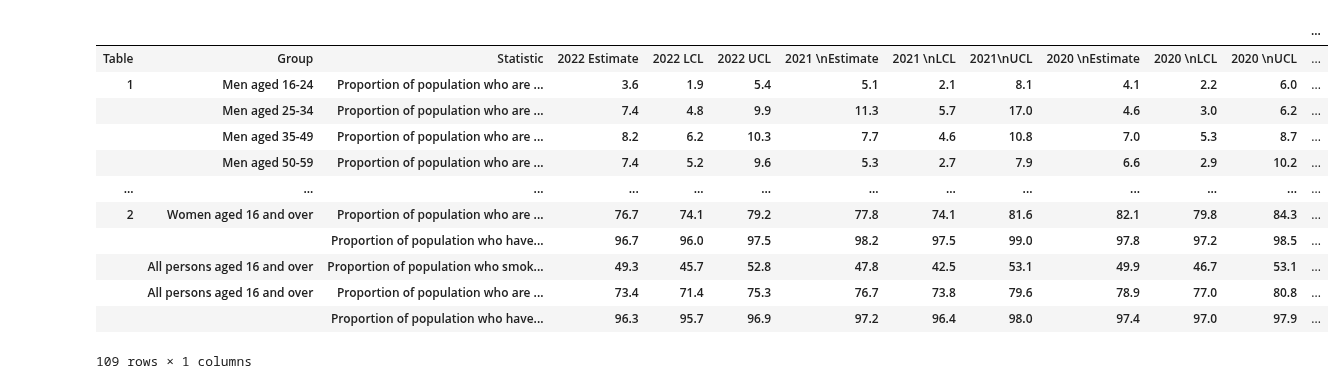
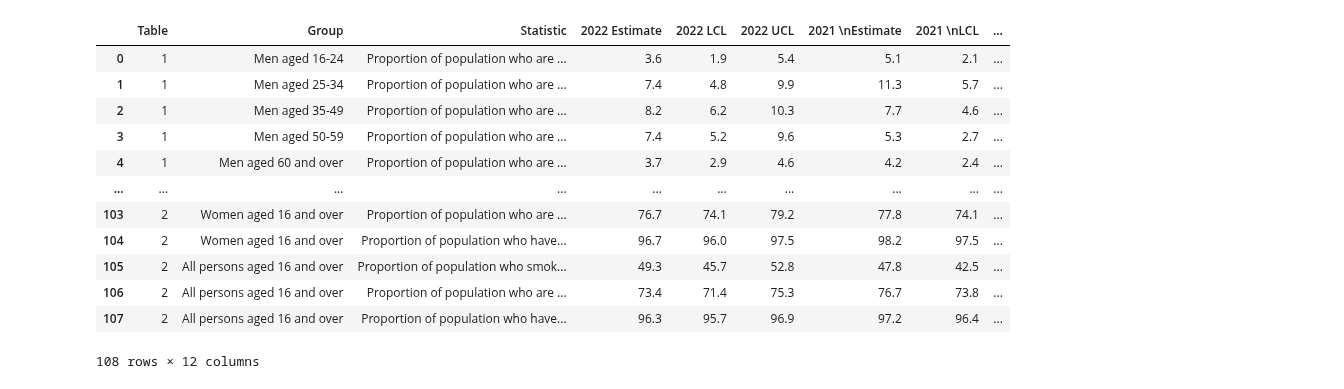
Before and after one commit to rhobaker/Data_Project, a Jupyter notebook: ONS_ecigarette_use_in_great_britain/ONS_ecigarette_use_in_great_britain.ipynb, the cells around one changed output. Drawn from its saved outputs; the diff is of its cells as text; code cells hidden in the pictures.

```diff
--- a/ONS_ecigarette_use_in_great_britain/ONS_ecigarette_use_in_great_britain.ipynb
+++ b/ONS_ecigarette_use_in_great_britain/ONS_ecigarette_use_in_great_britain.ipynb
@@ -122,17 +122,17 @@ table2c
 # %%
-table3 = pd.read_csv("/Users/rhonabaker/CFG/GROUP PROJECT/GitHub/GitHub repository/ONS_ecigarette_use_in_great_britain/Table_3-Table 1.csv")
-table3
+table3_a = pd.read_csv("/Users/rhonabaker/CFG/GROUP PROJECT/GitHub/GitHub repository/ONS_ecigarette_use_in_great_britain/Table_3_a-Table 1.csv")
+table3_a
 # %% [output]
-|  |  |  |  |  |  |  |  |  |  |  |  | ... |
-| Table | Group | Statistic | 2022 Estimate | 2022 LCL | 2022 UCL | 2021 \nEstimate | 2021 \nLCL | 2021\nUCL | 2020 \nEstimate | 2020 \nLCL | 2020 \nUCL | ... |
-| 1 | Men aged 16-24 | Proportion of population who are ... | 3.6 | 1.9 | 5.4 | 5.1 | 2.1 | 8.1 | 4.1 | 2.2 | 6.0 | ... |
-|  | Men aged 25-34 | Proportion of population who are ... | 7.4 | 4.8 | 9.9 | 11.3 | 5.7 | 17.0 | 4.6 | 3.0 | 6.2 | ... |
-|  | Men aged 35-49 | Proportion of population who are ... | 8.2 | 6.2 | 10.3 | 7.7 | 4.6 | 10.8 | 7.0 | 5.3 | 8.7 | ... |
-|  | Men aged 50-59 | Proportion of population who are ... | 7.4 | 5.2 | 9.6 | 5.3 | 2.7 | 7.9 | 6.6 | 2.9 | 10.2 | ... |
-| ... | ... | ... | ... | ... | ... | ... | ... | ... | ... | ... | ... | ... |
-| 2 | Women aged 16 and over | Proportion of population who are ... | 76.7 | 74.1 | 79.2 | 77.8 | 74.1 | 81.6 | 82.1 | 79.8 | 84.3 | ... |
-|  |  | Proportion of population who have... | 96.7 | 96.0 | 97.5 | 98.2 | 97.5 | 99.0 | 97.8 | 97.2 | 98.5 | ... |
-|  | All persons aged 16 and over | Proportion of population who smok... | 49.3 | 45.7 | 52.8 | 47.8 | 42.5 | 53.1 | 49.9 | 46.7 | 53.1 | ... |
-|  | All persons aged 16 and over | Proportion of population who are ... | 73.4 | 71.4 | 75.3 | 76.7 | 73.8 | 79.6 | 78.9 | 77.0 | 80.8 | ... |
-|  |  | Proportion of population who have... | 96.3 | 95.7 | 96.9 | 97.2 | 96.4 | 98.0 | 97.4 | 97.0 | 97.9 | ... |
+|  | Table | Group | Statistic | 2022 Estimate | 2022 LCL | 2022 UCL | 2021 \nEstimate | 2021 \nLCL | ... |
+| 0 | 1 | Men aged 16-24 | Proportion of population who are ... | 3.6 | 1.9 | 5.4 | 5.1 | 2.1 | ... |
+| 1 | 1 | Men aged 25-34 | Proportion of population who are ... | 7.4 | 4.8 | 9.9 | 11.3 | 5.7 | ... |
+| 2 | 1 | Men aged 35-49 | Proportion of population who are ... | 8.2 | 6.2 | 10.3 | 7.7 | 4.6 | ... |
+| 3 | 1 | Men aged 50-59 | Proportion of population who are ... | 7.4 | 5.2 | 9.6 | 5.3 | 2.7 | ... |
+| 4 | 1 | Men aged 60 and over | Proportion of population who are ... | 3.7 | 2.9 | 4.6 | 4.2 | 2.4 | ... |
+| ... | ... | ... | ... | ... | ... | ... | ... | ... | ... |
+| 103 | 2 | Women aged 16 and over | Proportion of population who are ... | 76.7 | 74.1 | 79.2 | 77.8 | 74.1 | ... |
+| 104 | 2 | Women aged 16 and over | Proportion of population who have... | 96.7 | 96.0 | 97.5 | 98.2 | 97.5 | ... |
+| 105 | 2 | All persons aged 16 and over | Proportion of population who smok... | 49.3 | 45.7 | 52.8 | 47.8 | 42.5 | ... |
+| 106 | 2 | All persons aged 16 and over | Proportion of population who are ... | 73.4 | 71.4 | 75.3 | 76.7 | 73.8 | ... |
+| 107 | 2 | All persons aged 16 and over | Proportion of population who have... | 96.3 | 95.7 | 96.9 | 97.2 | 96.4 | ... |
-109 rows × 1 columns
+108 rows × 12 columns
```
Also changed, not shown: parts of 5 cells of this notebook, 36 other files.
